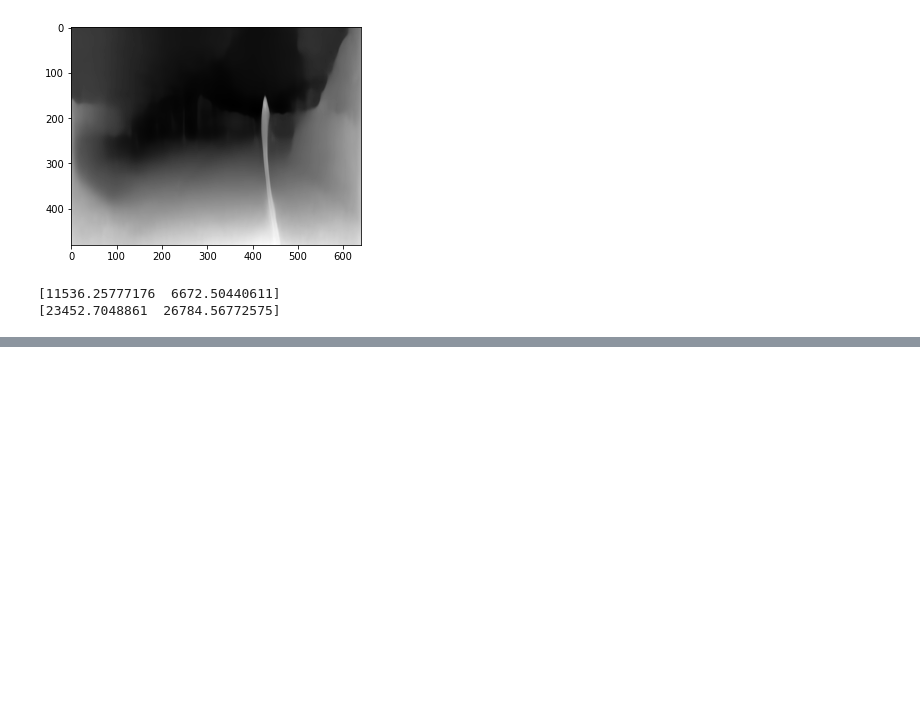
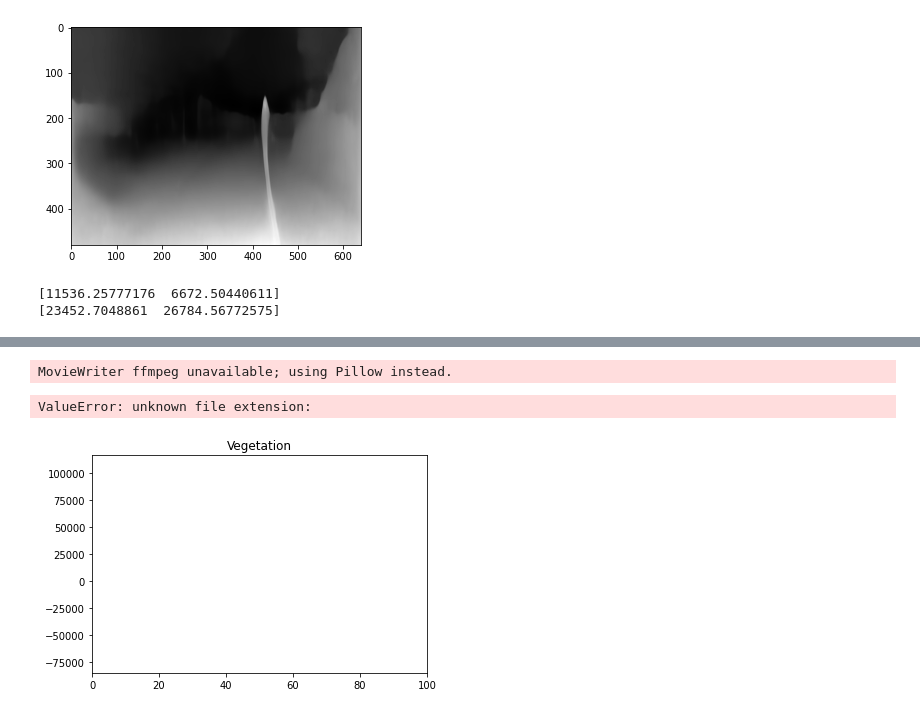
Before and after one commit to Andrewwango/vegetation-segmentation, a Jupyter notebook: vegetation-segmentation/analysis_adi_new.ipynb, the cells around one changed output, grey strips where cells are left out. Saved outputs shown, nothing was run; the diff lists cells and outputs as text; code cells hidden in the pictures; blank space fills up the shorter version.

```diff
--- a/vegetation-segmentation/analysis_adi_new.ipynb
+++ b/vegetation-segmentation/analysis_adi_new.ipynb
@@ -136,0 +139,15 @@ plt.plot(np.linspace(0,len(index_dict["vegetation"]),len(index_dict["vegetation"
+# %%
+from matplotlib.animation import FuncAnimation
+def save_time_seq(seq, title, name): #univariate sequence
+    x = np.arange(len(seq))
+    fig, ax = plt.subplots(nrows=1, ncols=1)
+    ax.set(xlim=(x.min(), x.max()), ylim=(seq.min(), seq.max()), title=title)
+    line = ax.plot(x[0], seq[0], color='k', lw=2)[0]
+    anim = FuncAnimation(fig, lambda i: line.set_data(x[:i], seq[:i]), interval=333, frames=len(seq)-1)
+    anim.save(f'{name}')
+# %%
+save_time_seq(index_dict["vegetation"],'Vegetation','vegetation_sequence')
+# %% [output]
+MovieWriter ffmpeg unavailable; using Pillow instead.
+ValueError: unknown file extension:
+[figure, added]
```
Also changed, not shown: parts of 4 cells of this notebook, 5 other files.
